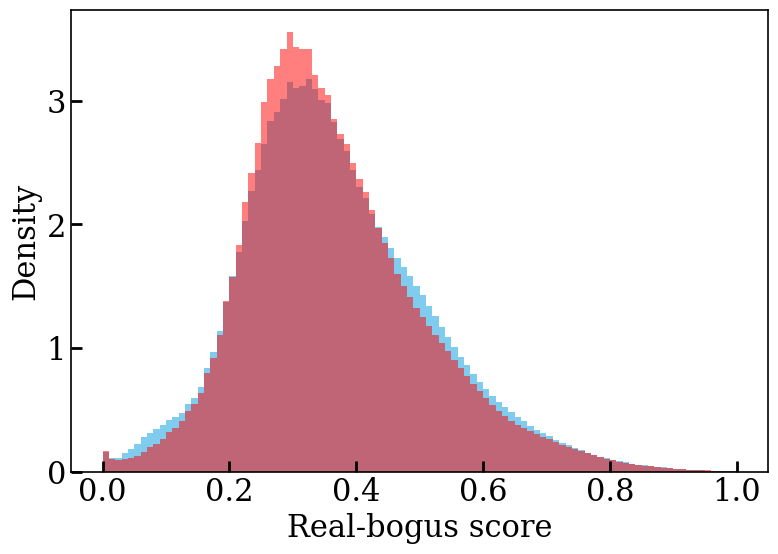
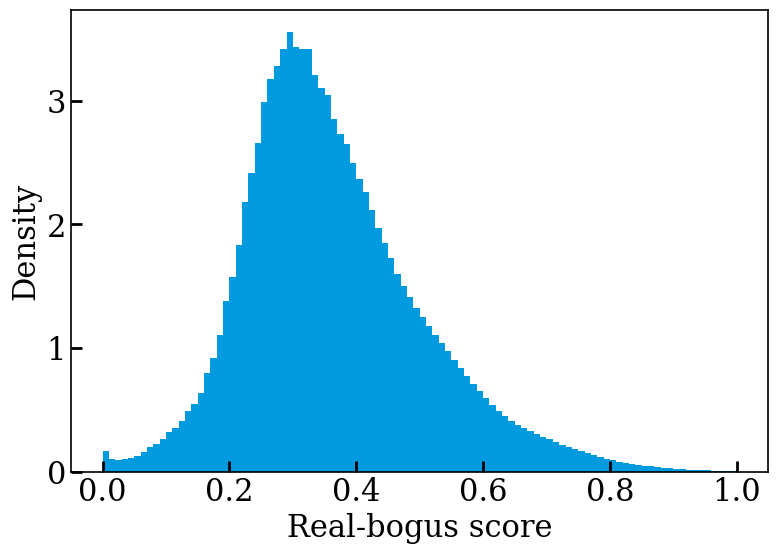
Code edit (unified diff) that turned the first committed figure into the second:
--- before
+++ after
@@ -1,8 +1,7 @@
 fig, ax = plt.subplots(figsize=(9, 6))
-ax.hist(rb_score, bins=100, density=True, label='dr23-features',  alpha=0.5,  color=u'#009ADE')
-ax.hist(rb_score_old, bins=100, density=True, label='dr23-features',  alpha=0.5,  color='red')
+ax.hist(rb_score, bins=100, density=True, label='dr23-features',  color=u'#009ADE')
 plt.xlabel('Real-bogus score')
 plt.ylabel('Density')
 #plt.text(0.55, 5.7, 'Objects number: 67m')
 #plt.legend()
-#plt.savefig('plots/snad4/rb_score_hist_bigfont.pdf', dpi=400, format='pdf', bbox_inches="tight")
+plt.savefig('../figures/rb_score_all.pdf', dpi=400, format='pdf', bbox_inches="tight")

Commit: tns submit